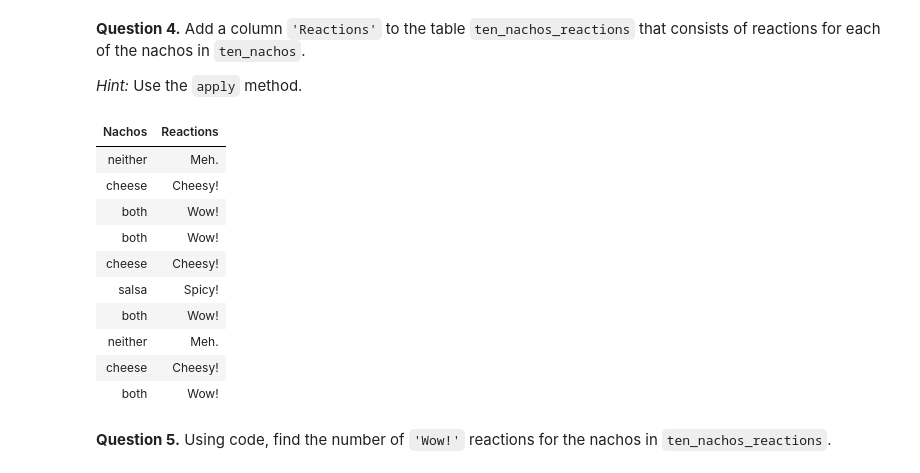
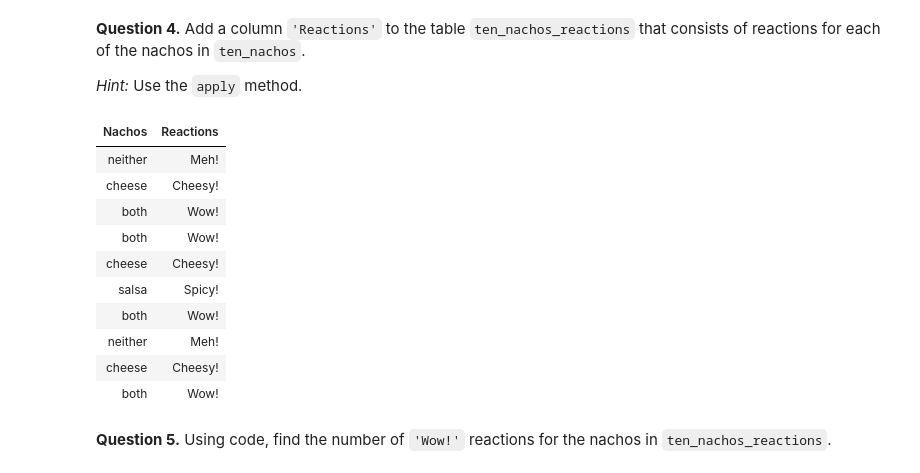
Before and after one commit to BigDaMa/DS1EDP, a Jupyter notebook: completed_lab_sessions/lab05/lab05.ipynb, the cells around one changed output. Cells and saved outputs as stored; diff of their text form; code cells hidden in the pictures.

```diff
--- a/completed_lab_sessions/lab05/lab05.ipynb
+++ b/completed_lab_sessions/lab05/lab05.ipynb
@@ -115,17 +115,17 @@ say_please
 **Question 3.** Write a function called `nacho_reaction` that returns a string based on the type of nacho passed in as an argument. From top to bottom, the conditions should correspond to: `'cheese'`, `'salsa'`, `'both'`, `'neither'`.
 # %%
 def nacho_reaction(nacho):
-    if nacho == 'cheese':
+    if nacho == "cheese":
         return 'Cheesy!'
     # next condition should return 'Spicy!'
-    if nacho == 'salsa':
-        return 'Spicy!'
+    elif nacho == "salsa":
+        return "Spicy!"
     # next condition should return 'Wow!'
-    if nacho == 'both':
-        return 'Wow!'
+    elif nacho == "both":
+        return "Wow!"
     # next condition should return 'Meh.'
-    if nacho == 'neither':
-        return 'Meh.'
+    elif nacho == "neither":
+        return "Meh!"
 
 spicy_nacho = nacho_reaction('salsa')
 spicy_nacho
@@ -137,18 +137,19 @@ spicy_nacho
 *Hint:* Use the `apply` method.
 # %%
 ten_nachos_reactions = Table().with_column('Nachos', ten_nachos)
-ten_nachos_reactions = ten_nachos_reactions.with_column('Reactions', ten_nachos_reactions.apply(nacho_reaction, 'Nachos'))
+ten_nachos_reactions = ten_nachos_reactions.with_column("Reactions",
+                                                        ten_nachos_reactions.apply(nacho_reaction, "Nachos"))
 ten_nachos_reactions
 # %% [output]
 | Nachos | Reactions |
-| neither | Meh. |
+| neither | Meh! |
 | cheese | Cheesy! |
 | both | Wow! |
 | both | Wow! |
 | cheese | Cheesy! |
 | salsa | Spicy! |
 | both | Wow! |
-| neither | Meh. |
+| neither | Meh! |
 | cheese | Cheesy! |
 | both | Wow! |
 # %% [markdown]
```
Also changed, not shown: parts of 21 cells of this notebook.
